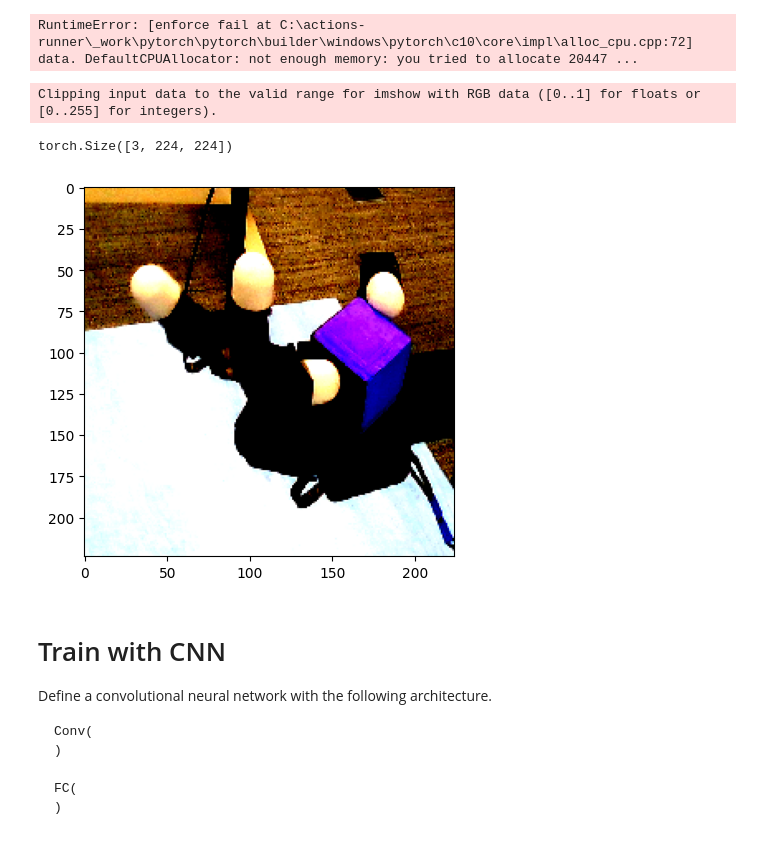
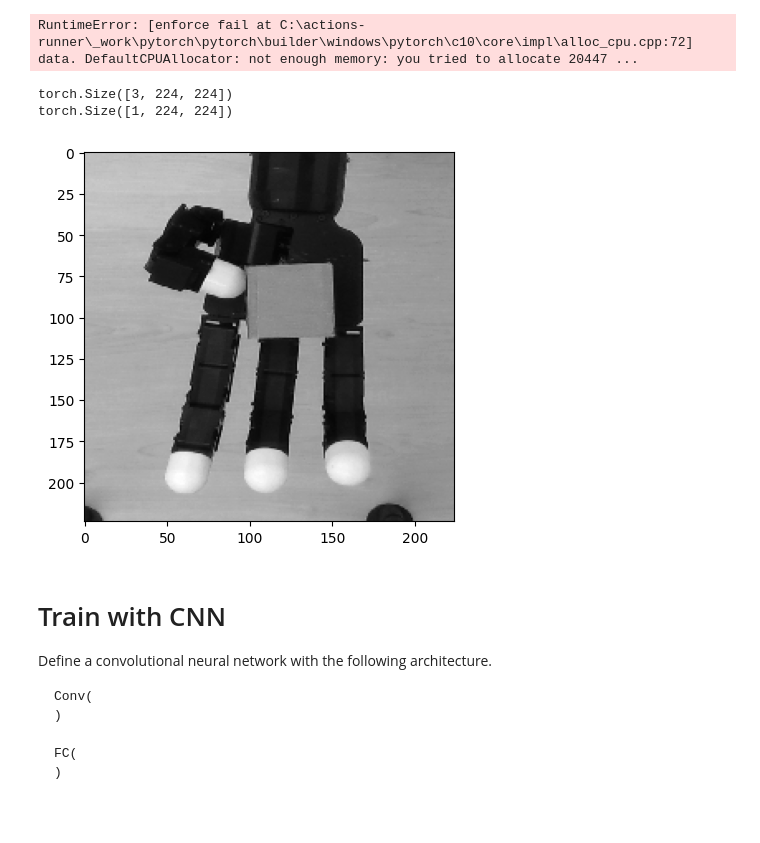
Before and after one commit to PengfanZ/intro-to-ml-project, a Jupyter notebook: ml_project.ipynb, the cells around one changed output. Drawn from its saved outputs; the diff is of its cells as text; code cells hidden in the pictures.

```diff
--- a/ml_project.ipynb
+++ b/ml_project.ipynb
@@ -78,10 +81,15 @@ print("mean and std: \n", mean, std)
 # %% [output]
 RuntimeError: [enforce fail at C:\actions-runner\_work\pytorch\pytorch\builder\windows\pytorch\c10\core\impl\alloc_cpu.cpp:72] data. DefaultCPUAllocator: not enough memory: you tried to allocate 20447 ...
 # %%
-mean = torch.Tensor([0.4851, 0.4623, 0.4356])
-std = torch.Tensor([0.2195, 0.2181, 0.2339])
+# mean = torch.Tensor([0.4851, 0.4623, 0.4356])
+# std = torch.Tensor([0.2195, 0.2181, 0.2339])
+
+# mean and std for grayscale
+mean = torch.Tensor([0.4660])
+std = torch.Tensor([0.2163])
 # %%
-transform_with_normalization = transforms.Compose([transforms.ToTensor(), transforms.Normalize(mean, std),])
+# transform_with_normalization = transforms.Compose([transforms.ToTensor(), transforms.Normalize(mean, std),])
+transform_with_normalization = transforms.Compose([transforms.ToTensor(), transforms.Grayscale(num_output_channels = 1), transforms.Normalize(mean, std),])
 dataset = LazyLoadDataset('./lazydata/', transform = transform_with_normalization)
 
 # split the train dataset to create test dataset
@@ -99,19 +107,20 @@ test_dataloader = DataLoader(test_dataset, batch_size=64 * 2, shuffle=True)
 # %%
 import matplotlib.pyplot as plt
 
 for (img0, img1, img2, depth, field_id), Y in train_dataloader:
     print(depth[1].squeeze().shape)
-    # print(img0[0].squeeze().shape)
-    plt.imshow(img2[20].squeeze().permute(1, 2, 0))
+    print(img0[0].shape)
+    # plt.imshow(img2[20].squeeze().permute(1, 2, 0))
+    plt.imshow(img0[0].squeeze(), cmap='gray')
     # plt.imshow(depth[0][2].squeeze())
     plt.show()
     break
 
 plt.show()
 # %% [output]
-Clipping input data to the valid range for imshow with RGB data ([0..1] for floats or [0..255] for integers).
+torch.Size([3, 224, 224])
+torch.Size([1, 224, 224])
-torch.Size([3, 224, 224])
-[figure, old version]
+[figure, new version]
 # %%
 device = torch.device("cuda:0" if torch.cuda.is_available() else "cpu")
 # %% [markdown]
```
Also changed, not shown: parts of 6 cells of this notebook.
